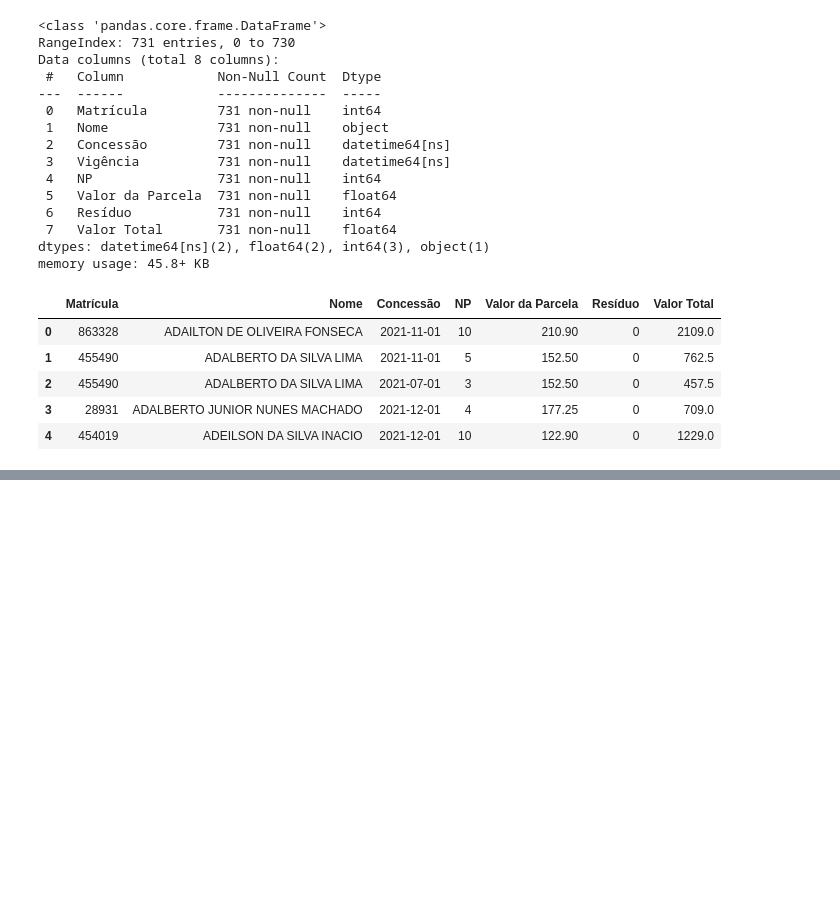
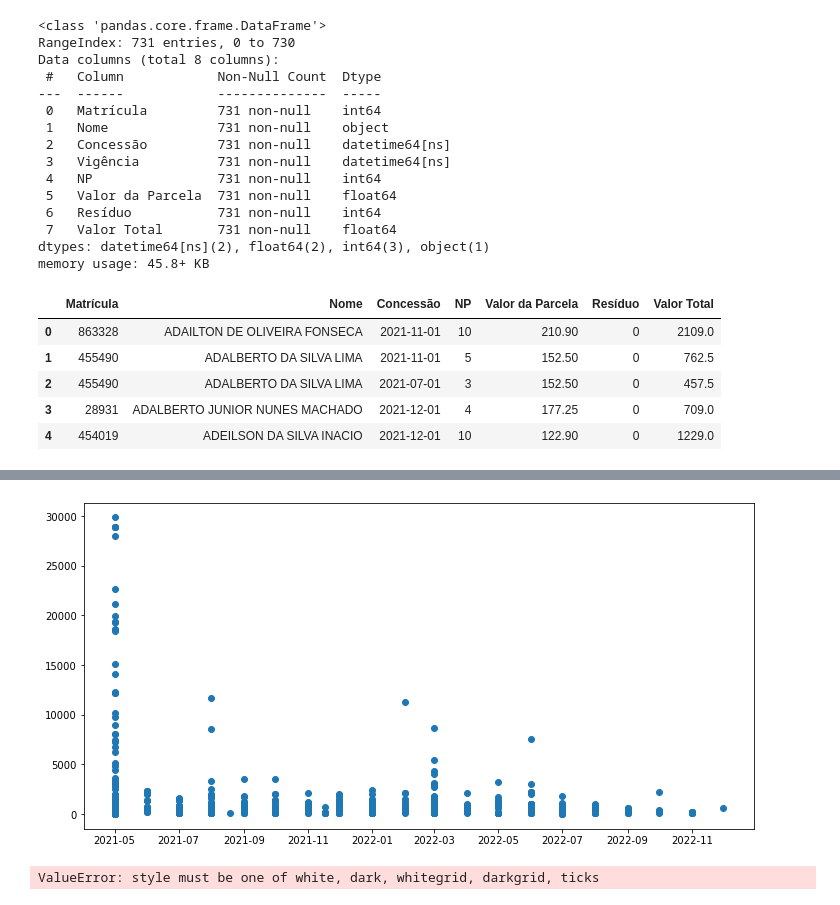
Before and after one commit to Jefferson170713/Data_Science, a Jupyter notebook: Estudo e análises/Estudo e análise Rayssa.ipynb, the cells around one changed output, grey strips where cells are left out. Drawn from its saved outputs; the diff is of its cells as text; code cells hidden in the pictures; blank space fills up the shorter version.

```diff
--- a/Estudo e análises/Estudo e análise Rayssa.ipynb
+++ b/Estudo e análises/Estudo e análise Rayssa.ipynb
@@ -45,0 +69,11 @@ AttributeError: 'DataFrame' object has no attribute 'unique'
+# %%
+fig, ax = plt.subplots(figsize = (12, 6))
+plt.scatter(data=df_1, x='Concessão', y= 'Valor Total')
+plt.show()
+# %% [output]
+[figure, added]
+# %%
+import seaborn as sns
+sns.set_style('whiegrid')
+# %% [output]
+ValueError: style must be one of white, dark, whitegrid, darkgrid, ticks
```
Also changed, not shown: parts of 4 cells of this notebook, 1 other file.
